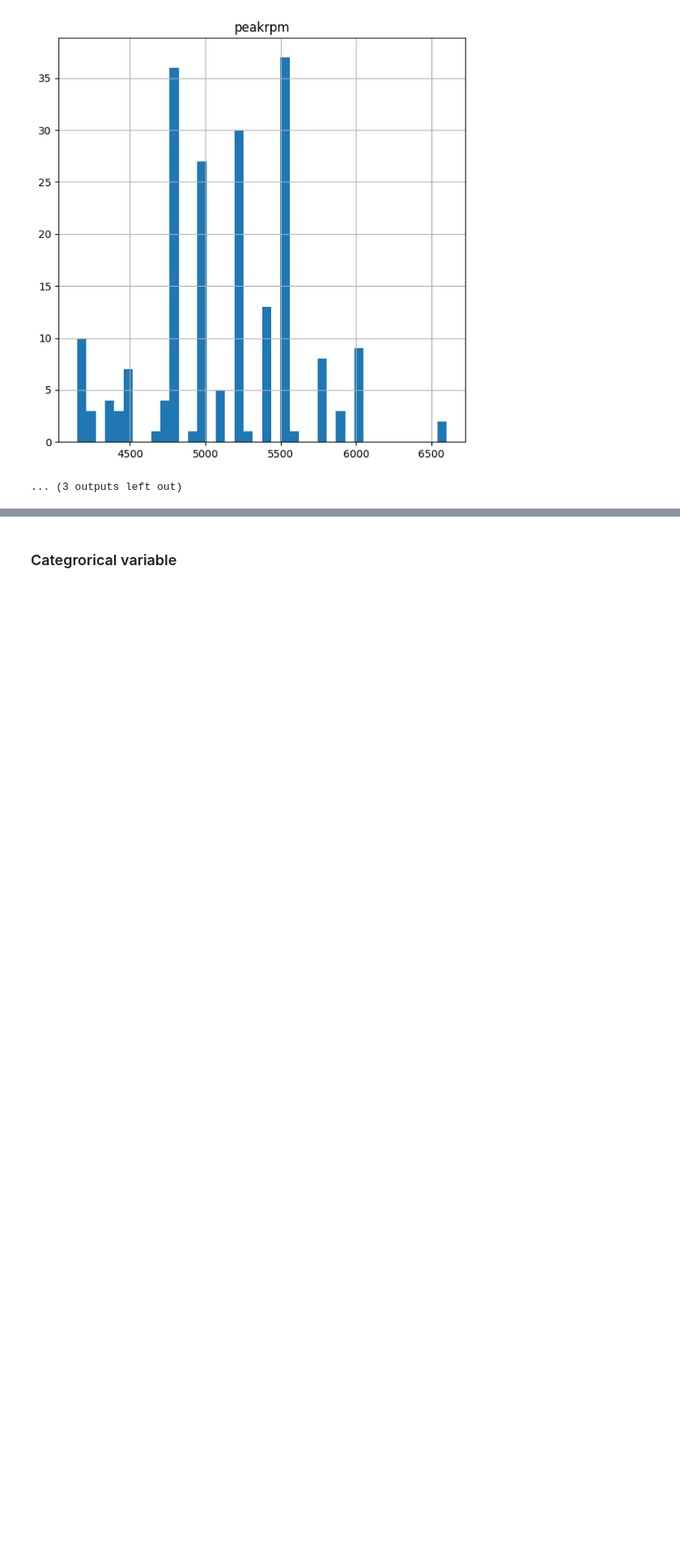
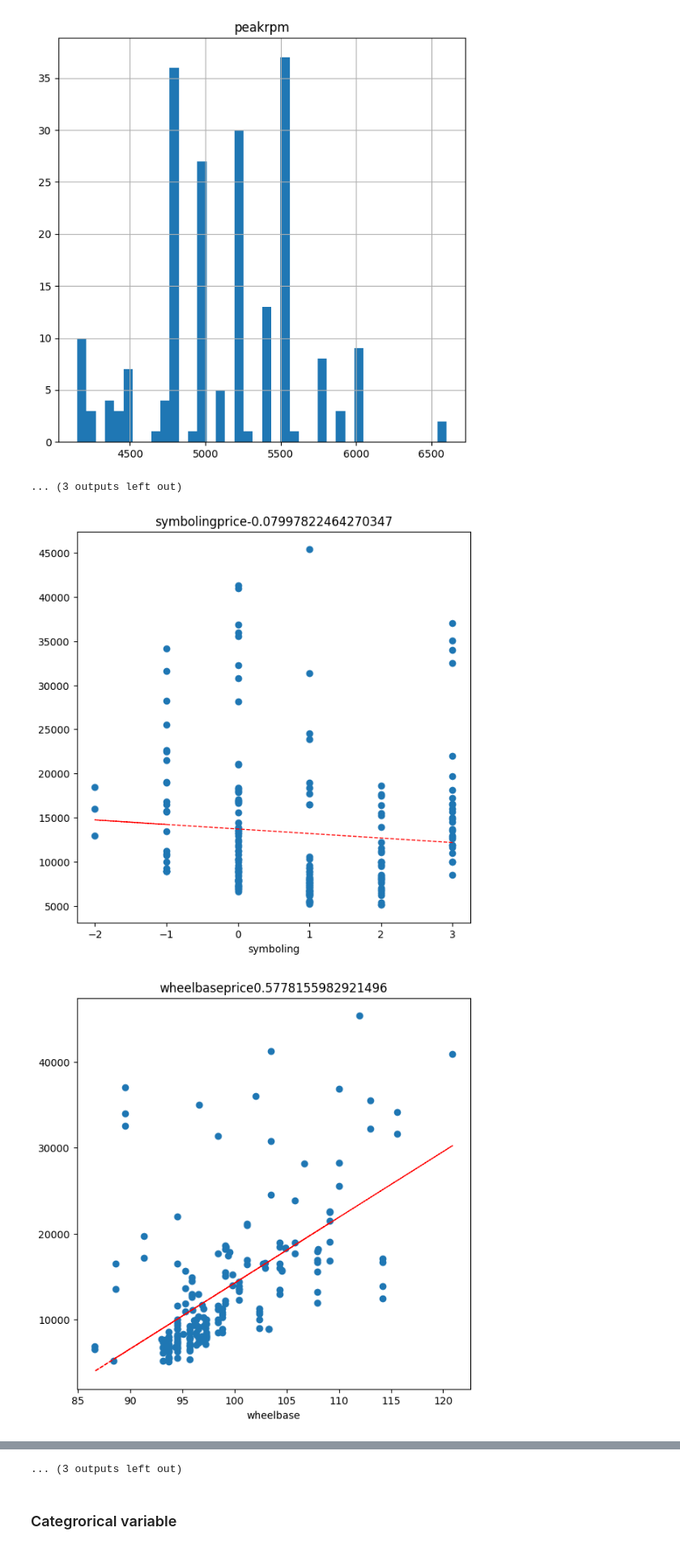
Before and after one commit to syedsajjadaskari/MachineLearning, a Jupyter notebook: Project/Car_dekho_project.ipynb, the cells around one changed output, grey strips where cells are left out. Shown at 81% size. Drawn from its saved outputs; the diff is of its cells as text; code cells hidden in the pictures; blank space fills up the shorter version.

```diff
--- a/Project/Car_dekho_project.ipynb
+++ b/Project/Car_dekho_project.ipynb
@@ -157,3 +170,22 @@ plt.show()
 [figure]
 [figure]
 ... (3 outputs left out)
+# %%
+for col in numerical_feature:
+    fig = plt.figure(figsize=(7,7))
+    #get the current ax
+    ax = fig.gca()
+    feature =  data[col]
+    label = data['price']
+    correlation = feature.corr(label)
+    plt.scatter(x=feature, y=label)
+    plt.xlabel(col)
+    ax.set_title(col + 'price' + str(correlation))
+    z = np.polyfit(data[col], data['price'],1)
+    y_hat = np.poly1d(z)(data[col])
+
+    plt.plot(data[col],y_hat, "r--", lw=1)
+plt.show()
+# %% [output]
+[figure, added]
+[figure, added]
@@ -160,3 +202,4 @@ plt.show()
+... (3 outputs left out)
 # %% [markdown]
 ### Categrorical variable
 # %%
```
Also changed, not shown: parts of 9 cells of this notebook, 6 other files.
